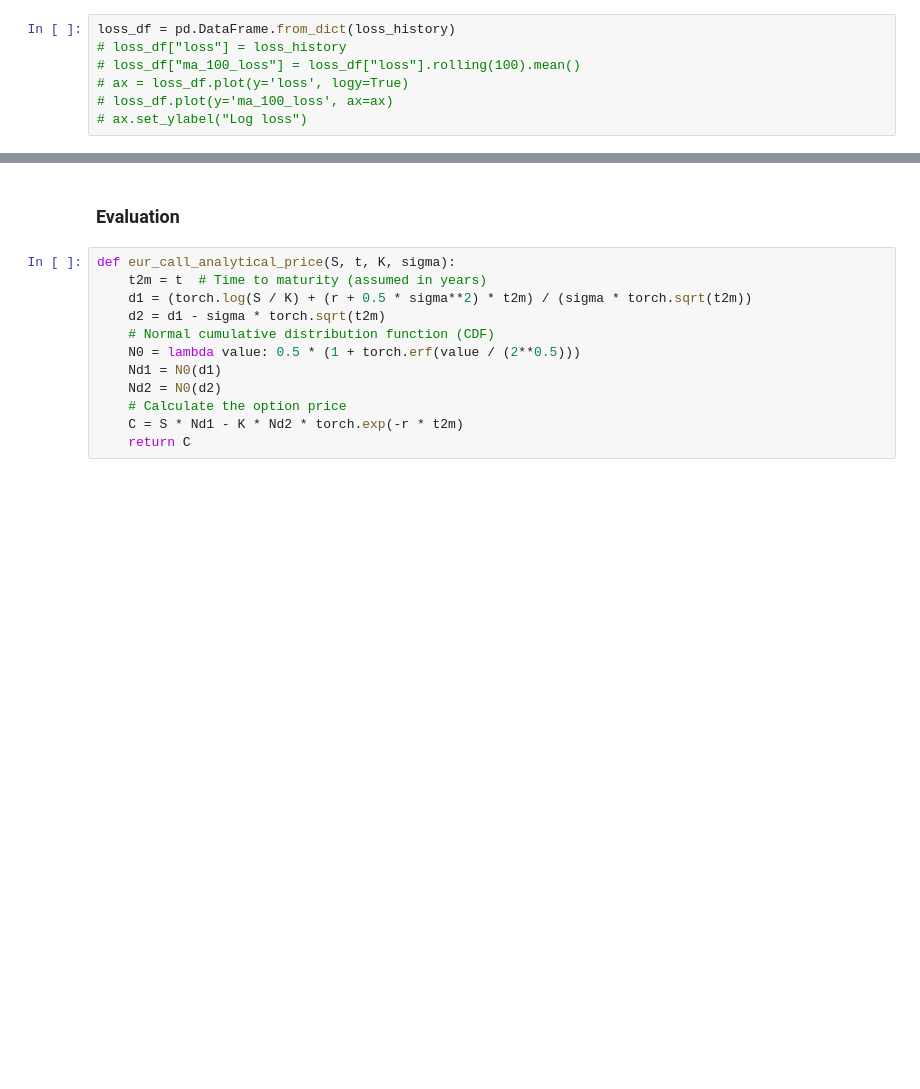
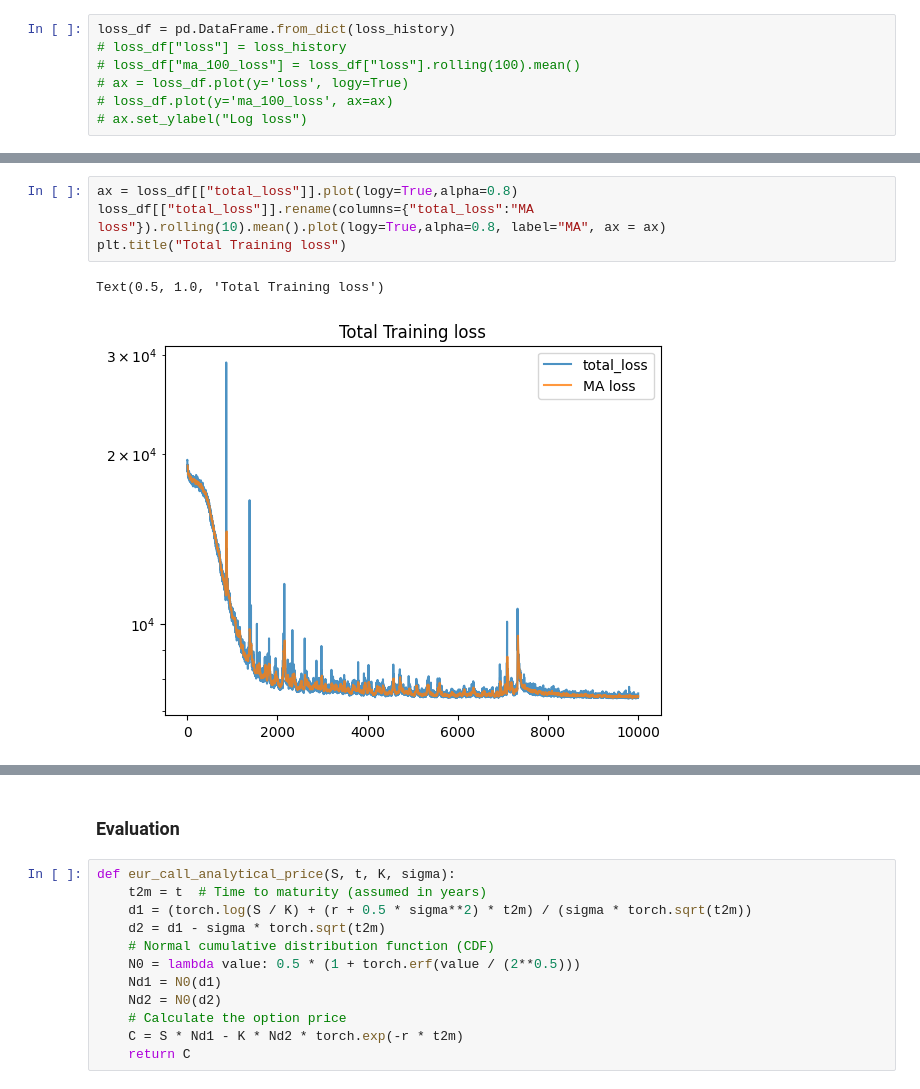
Before and after one commit to ashish1610dhiman/pinn_option_pricing, a Jupyter notebook: european_call_pricing_0_ad.ipynb, the cells around one changed output, grey strips where cells are left out. Saved outputs shown, nothing was run; the diff lists cells and outputs as text; blank space fills up the shorter version.

```diff
--- a/european_call_pricing_0_ad.ipynb
+++ b/european_call_pricing_0_ad.ipynb
@@ -288 +287,8 @@ loss_df.head()
+# %%
+ax = loss_df[["total_loss"]].plot(logy=True,alpha=0.8)
+loss_df[["total_loss"]].rename(columns={"total_loss":"MA loss"}).rolling(10).mean().plot(logy=True,alpha=0.8, label="MA", ax = ax)
+plt.title("Total Training loss")
+# %% [output]
+Text(0.5, 1.0, 'Total Training loss')
+[figure, added]
 # %%
```
Also changed, not shown: parts of 23 cells of this notebook.
